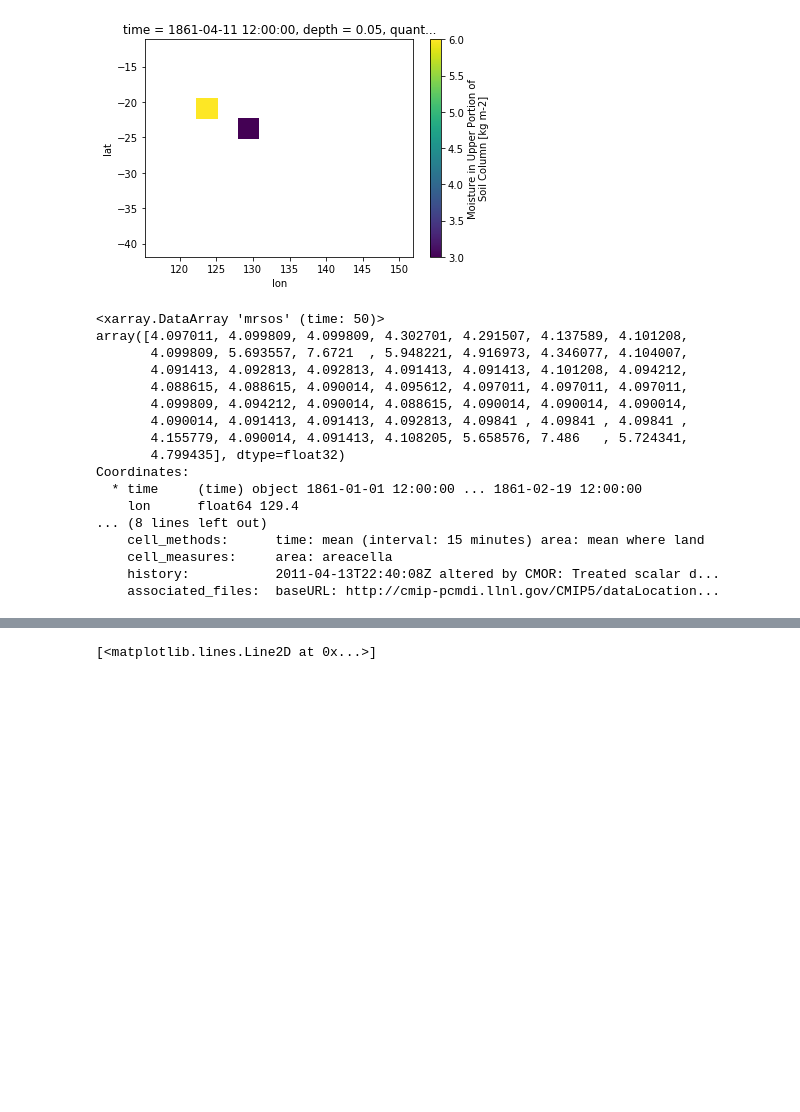
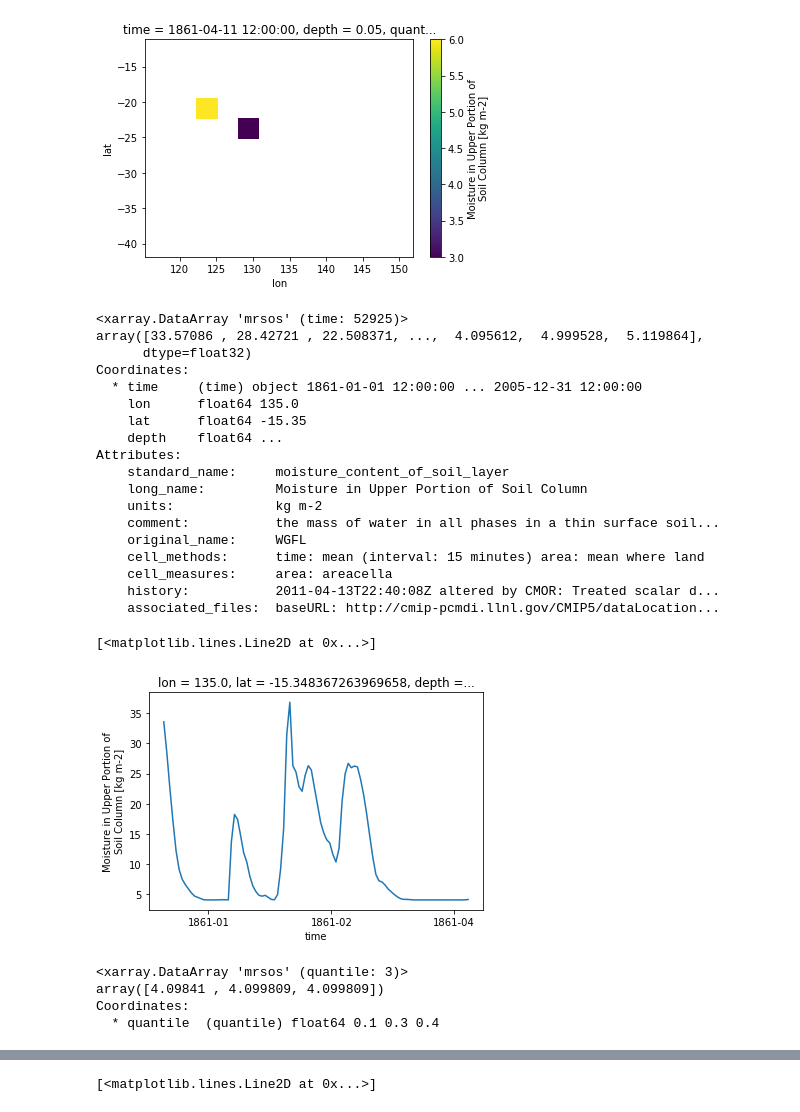
Before and after one commit to aidanheerdegen/flash_drought, a Jupyter notebook: Whole array approach.ipynb, the cells around one changed output, grey strips where cells are left out. Drawn from its saved outputs; the diff is of its cells as text; code cells hidden in the pictures; blank space fills up the shorter version.

```diff
--- a/Whole array approach.ipynb
+++ b/Whole array approach.ipynb
@@ -165,24 +165,38 @@ result[100,:].plot()
 # %%
 result.groupby('time.season').mean(dim='time').to_netcdf('result_season.nc')
 # %%
-ts = ds.mrsos.sel(lat=-29.30136,lon=129.375,method='nearest')[0:50]
+ts = ds.mrsos.sel(lat=-15.348,lon=135.,method='nearest')
 ts
 # %% [output]
-<xarray.DataArray 'mrsos' (time: 50)>
-array([4.097011, 4.099809, 4.099809, 4.302701, 4.291507, 4.137589, 4.101208,
-       4.099809, 5.693557, 7.6721  , 5.948221, 4.916973, 4.346077, 4.104007,
-       4.091413, 4.092813, 4.092813, 4.091413, 4.091413, 4.101208, 4.094212,
-       4.088615, 4.088615, 4.090014, 4.095612, 4.097011, 4.097011, 4.097011,
-       4.099809, 4.094212, 4.090014, 4.088615, 4.090014, 4.090014, 4.090014,
-       4.090014, 4.091413, 4.091413, 4.092813, 4.09841 , 4.09841 , 4.09841 ,
-       4.155779, 4.090014, 4.091413, 4.108205, 5.658576, 7.486   , 5.724341,
-       4.799435], dtype=float32)
+<xarray.DataArray 'mrsos' (time: 52925)>
+array([33.57086 , 28.42721 , 22.508371, ...,  4.095612,  4.999528,  5.119864],
+      dtype=float32)
 Coordinates:
-  * time     (time) object 1861-01-01 12:00:00 ... 1861-02-19 12:00:00
-    lon      float64 129.4
-... (8 lines left out)
+  * time     (time) object 1861-01-01 12:00:00 ... 2005-12-31 12:00:00
+    lon      float64 135.0
+    lat      float64 -15.35
+    depth    float64 ...
+Attributes:
+    standard_name:     moisture_content_of_soil_layer
+    long_name:         Moisture in Upper Portion of Soil Column
+    units:             kg m-2
+    comment:           the mass of water in all phases in a thin surface soil...
+    original_name:     WGFL
     cell_methods:      time: mean (interval: 15 minutes) area: mean where land
     cell_measures:     area: areacella
     history:           2011-04-13T22:40:08Z altered by CMOR: Treated scalar d...
     associated_files:  baseURL: http://cmip-pcmdi.llnl.gov/CMIP5/dataLocation...
+# %%
+ts[0:100].plot()
+# %% [output]
+[<matplotlib.lines.Line2D at 0x...>]
+[figure, added]
+# %%
+tsperc = ts.quantile([0.1,0.3,0.4])
+tsperc
+# %% [output]
+<xarray.DataArray 'mrsos' (quantile: 3)>
+array([4.09841 , 4.099809, 4.099809])
+Coordinates:
+  * quantile  (quantile) float64 0.1 0.3 0.4
 # %%
```
Also changed, not shown: parts of 2 cells of this notebook.
